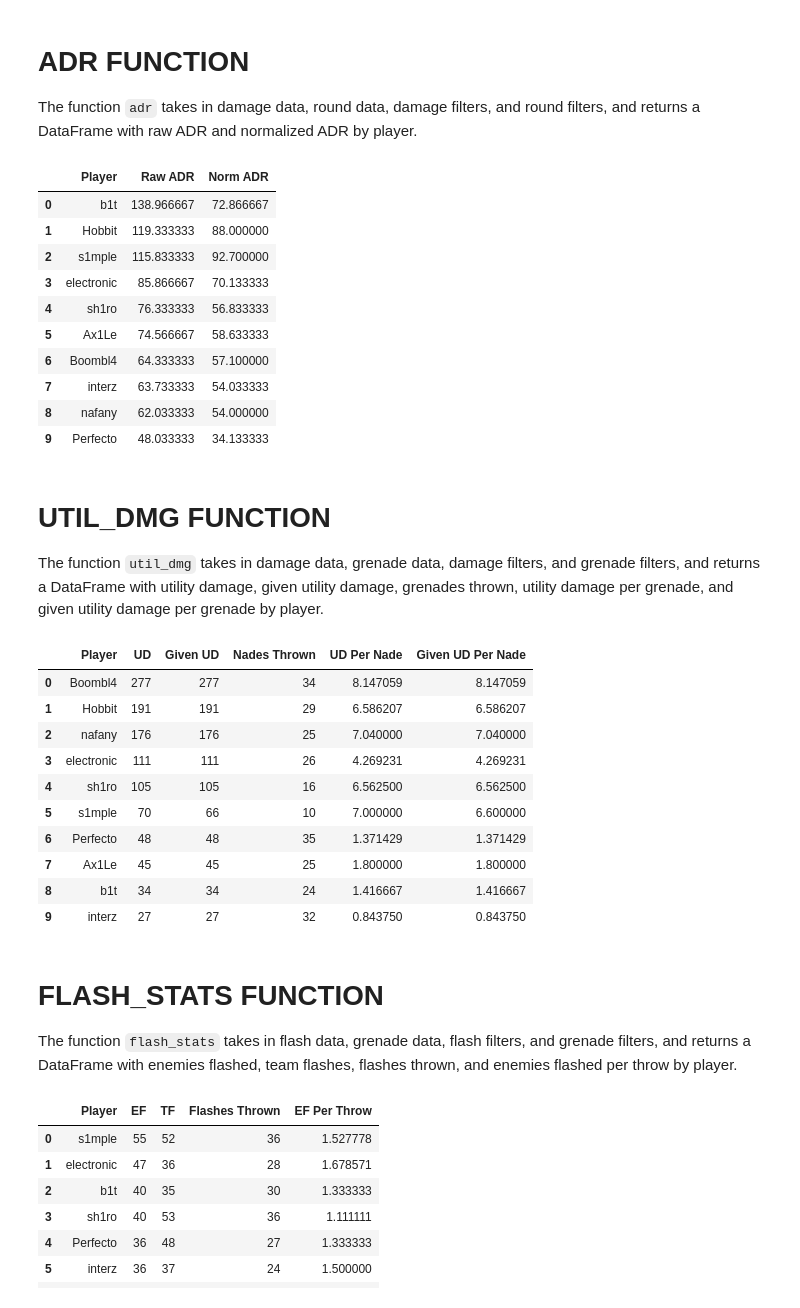
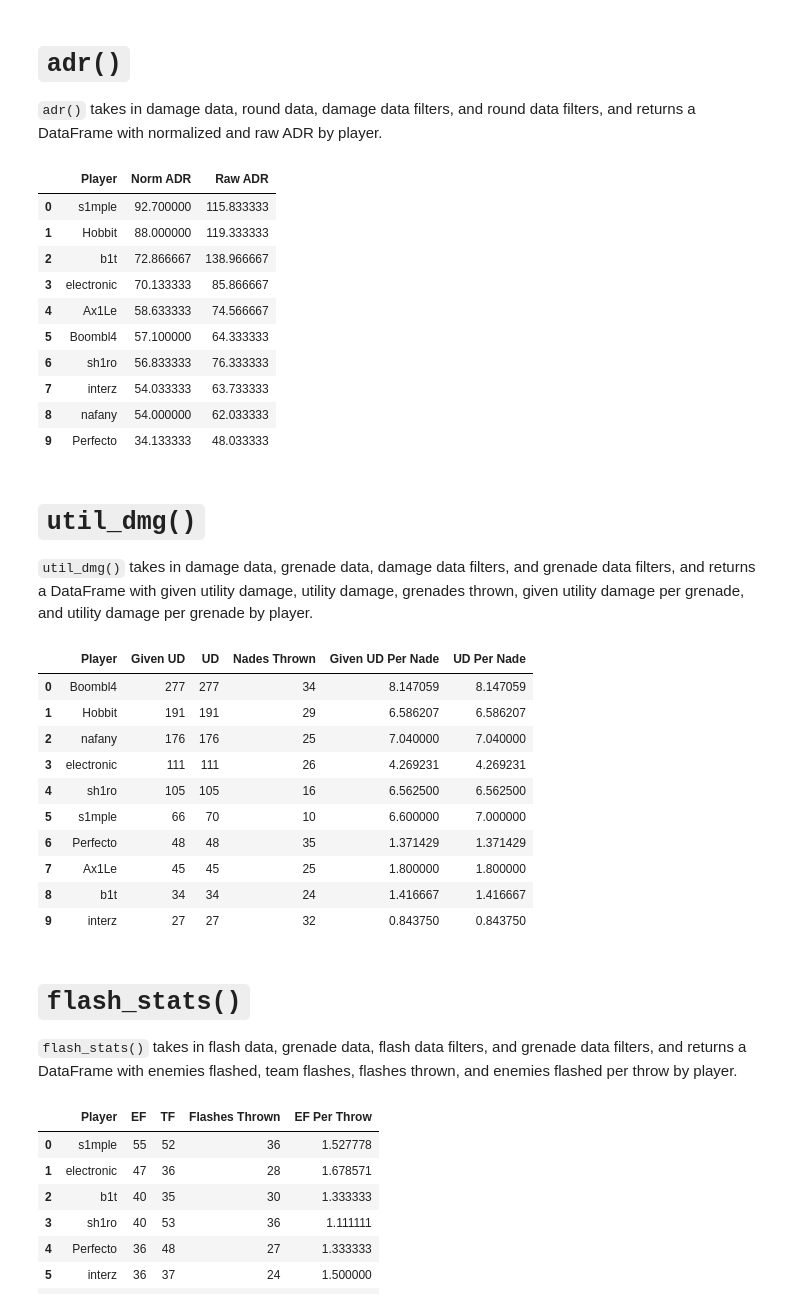
Before and after one commit to pnxenopoulos/awpy, a Jupyter notebook: examples/01_Basic_CSGO_Analysis.ipynb, the cells around one changed output. Cells and saved outputs as stored; diff of their text form; code cells hidden in the pictures.

```diff
--- a/examples/01_Basic_CSGO_Analysis.ipynb
+++ b/examples/01_Basic_CSGO_Analysis.ipynb
@@ -14,7 +14,8 @@ from csgo.parser import DemoParser
 
 # Create the parser object.
 # Set log=True above if you want to produce a logfile for the parser.
-demo_parser = DemoParser(demofile = "../../CSGO_Demofiles/gambit-vs-natus-vincere-m1-dust2.dem", demo_id = "GA-NaVi-BLAST2021", parse_rate=128)
+demo_parser = DemoParser(demofile = "../../CSGO_Demofiles/gambit-vs-natus-vincere-m1-dust2.dem",
+                         demo_id = "GA-NaVi-BLAST2021", parse_rate=128)
 
 # Parse the demofile, output results to a dictionary and a dataframe.
 data = demo_parser.parse()
@@ -210,44 +287,44 @@ kill_stats(data_df["Kills"], data_df["Rounds"])
 # %% [markdown]
-# ADR FUNCTION
-The function `adr` takes in damage data, round data, damage filters, and round filters, and returns a DataFrame with raw ADR and normalized ADR by player.
+# `adr()`
+`adr()` takes in damage data, round data, damage data filters, and round data filters, and returns a DataFrame with normalized and raw ADR by player.
 # %%
 def adr(damage_data: pd.DataFrame,
         round_data: pd.DataFrame,
         damage_filters: Dict[str, Union[List[bool], List[str]]] = {},
         round_filters: Dict[str, Union[List[bool], List[str]]] = {}
 ) -> pd.DataFrame:
     adr = calc_stats(damage_data.loc[damage_data["AttackerTeam"] !=
                                      damage_data["VictimTeam"]], damage_filters,
-                     ["AttackerName"],["HpDamage", "HpDamageTaken"], [["sum"],
+                     ["AttackerName"],["HpDamageTaken", "HpDamage"], [["sum"],
                                                                       ["sum"]],
-                     ["Player", "Raw ADR", "Norm ADR"])
+                     ["Player", "Norm ADR", "Raw ADR"])
+    adr["Norm ADR"] = adr["Norm ADR"] / len(calc_stats(round_data, round_filters,
+                                                       [], [], [],
+                                                       round_data.columns))
     adr["Raw ADR"] = adr["Raw ADR"] / len(calc_stats(round_data, round_filters,
                                                      [], [], [],
                                                      round_data.columns))
-    adr["Norm ADR"] = adr["Norm ADR"] / len(calc_stats(round_data, round_filters,
-                                                       [], [], [],
-                                                       round_data.columns))
     adr.fillna(0, inplace=True)
-    adr.sort_values(by="Raw ADR", ascending=False, inplace=True)
+    adr.sort_values(by="Norm ADR", ascending=False, inplace=True)
     adr.reset_index(drop=True, inplace=True)
     return adr
 
 adr(data_df["Damages"], data_df["Rounds"])
 # %% [output]
-|  | Player | Raw ADR | Norm ADR |
-| 0 | b1t | 138.966667 | 72.866667 |
-| 1 | Hobbit | 119.333333 | 88.000000 |
-| 2 | s1mple | 115.833333 | 92.700000 |
-| 3 | electronic | 85.866667 | 70.133333 |
-| 4 | sh1ro | 76.333333 | 56.833333 |
-| 5 | Ax1Le | 74.566667 | 58.633333 |
-| 6 | Boombl4 | 64.333333 | 57.100000 |
-| 7 | interz | 63.733333 | 54.033333 |
-| 8 | nafany | 62.033333 | 54.000000 |
-| 9 | Perfecto | 48.033333 | 34.133333 |
+|  | Player | Norm ADR | Raw ADR |
+| 0 | s1mple | 92.700000 | 115.833333 |
+| 1 | Hobbit | 88.000000 | 119.333333 |
+| 2 | b1t | 72.866667 | 138.966667 |
+| 3 | electronic | 70.133333 | 85.866667 |
+| 4 | Ax1Le | 58.633333 | 74.566667 |
+| 5 | Boombl4 | 57.100000 | 64.333333 |
+| 6 | sh1ro | 56.833333 | 76.333333 |
+| 7 | interz | 54.033333 | 63.733333 |
+| 8 | nafany | 54.000000 | 62.033333 |
+| 9 | Perfecto | 34.133333 | 48.033333 |
 # %% [markdown]
-# UTIL_DMG FUNCTION
-The function `util_dmg` takes in damage data, grenade data, damage filters, and grenade filters, and returns a DataFrame with utility damage, given utility damage, grenades thrown, utility damage per grenade, and given utility damage per grenade by player.
+# `util_dmg()`
+`util_dmg()` takes in damage data, grenade data, damage data filters, and grenade data filters, and returns a DataFrame with given utility damage, utility damage, grenades thrown, given utility damage per grenade, and utility damage per grenade by player.
 # %%
 def util_dmg(damage_data: pd.DataFrame,
              grenade_data: pd.DataFrame,
@@ -261,8 +338,8 @@ def util_dmg(damage_data: pd.DataFrame,
                                                "Incendiary Grenade",
                                                "Molotov"
                                           ]))], damage_filters, ["AttackerName"],
-                          ["HpDamage", "HpDamageTaken"], [["sum"], ["sum"]],
-                          ["Player", "UD", "Given UD"])
+                          ["HpDamageTaken", "HpDamage"], [["sum"], ["sum"]],
+                          ["Player", "Given UD", "UD"])
     nades_thrown = calc_stats(grenade_data.loc[grenade_data["GrenadeType"].isin([
                                                    "HE Grenade",
                                                    "Incendiary Grenade",
@@ -271,31 +348,31 @@ def util_dmg(damage_data: pd.DataFrame,
                               ["PlayerName"], ["PlayerName"], [["size"]],
                               ["Player", "Nades Thrown"])
     util_dmg_stats = util_dmg.merge(nades_thrown, how="outer")
+    util_dmg_stats["Given UD Per Nade"] = (util_dmg_stats["Given UD"]
+                                           / util_dmg_stats["Nades Thrown"])
     util_dmg_stats["UD Per Nade"] = (util_dmg_stats["UD"]
                                      / util_dmg_stats["Nades Thrown"])
-    util_dmg_stats["Given UD Per Nade"] = (util_dmg_stats["Given UD"]
-                                           / util_dmg_stats["Nades Thrown"])
     util_dmg_stats.fillna(0, inplace=True)
-    util_dmg_stats.sort_values(by="UD", ascending=False, inplace=True)
+    util_dmg_stats.sort_values(by="Given UD", ascending=False, inplace=True)
     util_dmg_stats.reset_index(drop=True, inplace=True)
     return util_dmg_stats
 
 util_dmg(data_df["Damages"], data_df["Grenades"])
 # %% [output]
-|  | Player | UD | Given UD | Nades Thrown | UD Per Nade | Given UD Per Nade |
+|  | Player | Given UD | UD | Nades Thrown | Given UD Per Nade | UD Per Nade |
 | 0 | Boombl4 | 277 | 277 | 34 | 8.147059 | 8.147059 |
 | 1 | Hobbit | 191 | 191 | 29 | 6.586207 | 6.586207 |
 | 2 | nafany | 176 | 176 | 25 | 7.040000 | 7.040000 |
 | 3 | electronic | 111 | 111 | 26 | 4.269231 | 4.269231 |
 | 4 | sh1ro | 105 | 105 | 16 | 6.562500 | 6.562500 |
-| 5 | s1mple | 70 | 66 | 10 | 7.000000 | 6.600000 |
+| 5 | s1mple | 66 | 70 | 10 | 6.600000 | 7.000000 |
 | 6 | Perfecto | 48 | 48 | 35 | 1.371429 | 1.371429 |
 | 7 | Ax1Le | 45 | 45 | 25 | 1.800000 | 1.800000 |
 | 8 | b1t | 34 | 34 | 24 | 1.416667 | 1.416667 |
 | 9 | interz | 27 | 27 | 32 | 0.843750 | 0.843750 |
 # %% [markdown]
-# FLASH_STATS FUNCTION
-The function `flash_stats` takes in flash data, grenade data, flash filters, and grenade filters, and returns a DataFrame with enemies flashed, team flashes, flashes thrown, and enemies flashed per throw by player.
+# `flash_stats()`
+`flash_stats()` takes in flash data, grenade data, flash data filters, and grenade data filters, and returns a DataFrame with enemies flashed, team flashes, flashes thrown, and enemies flashed per throw by player.
 # %%
 def flash_stats(flash_data: pd.DataFrame,
                 grenade_data: pd.DataFrame,
```
Also changed, not shown: parts of 24 cells of this notebook, 3 other files.
